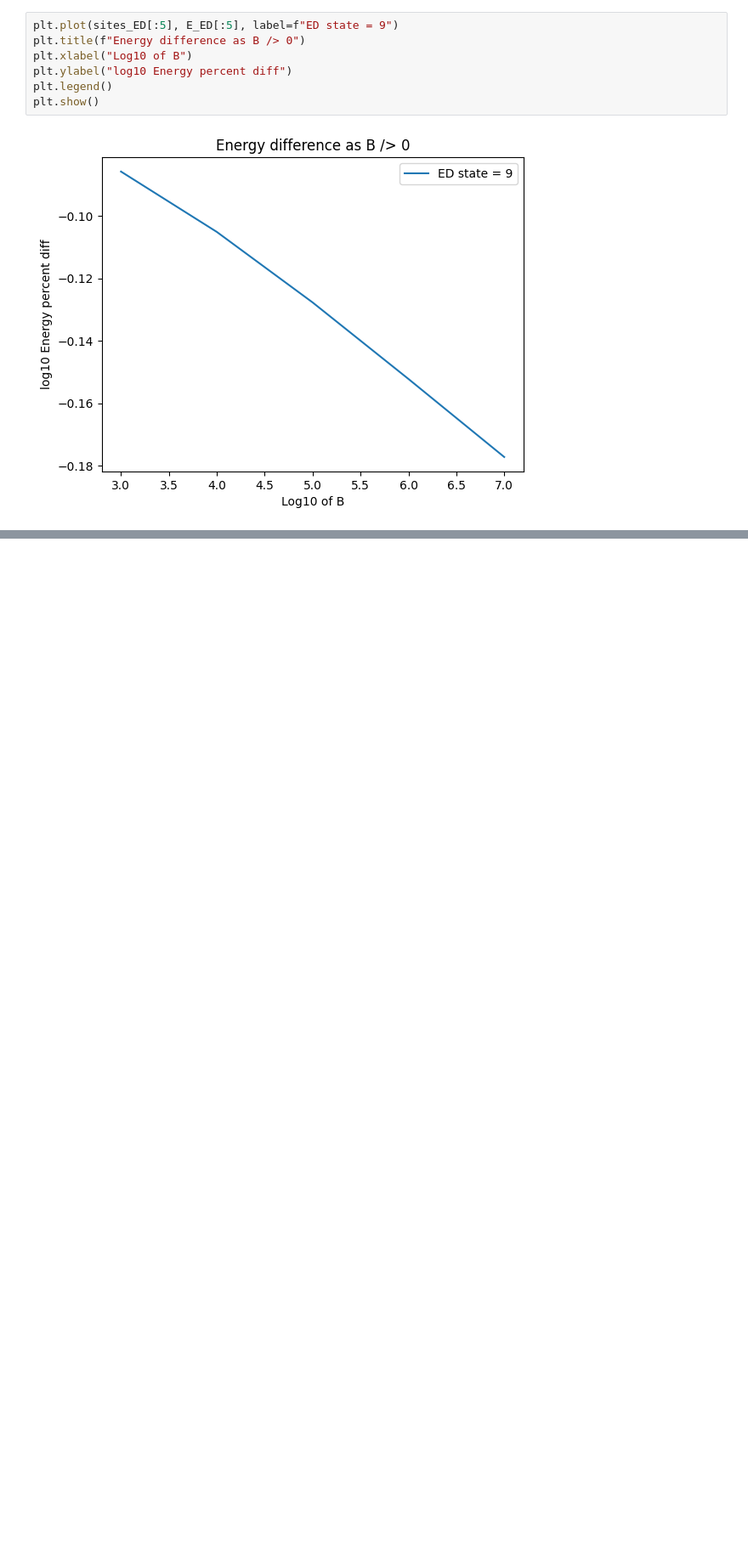
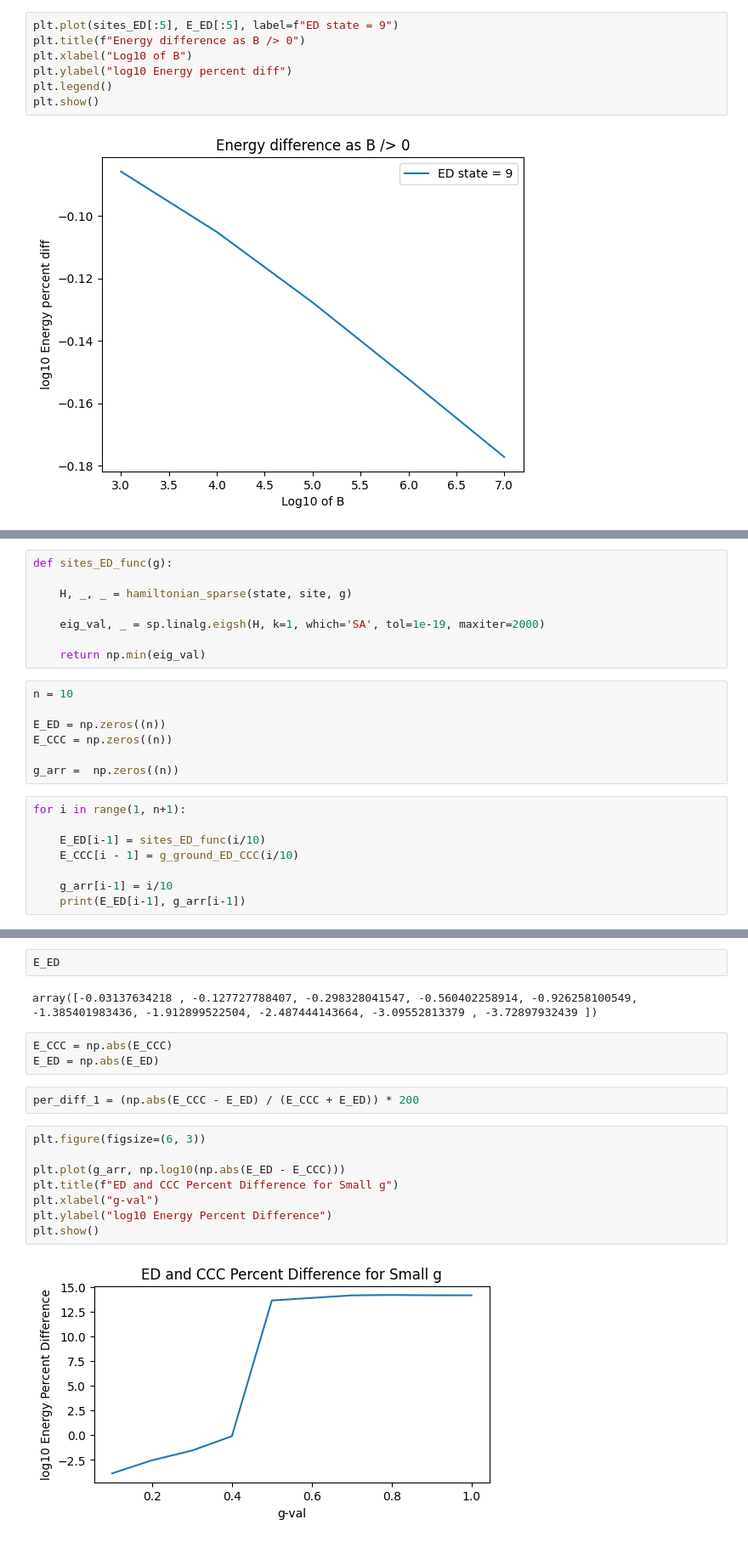
Before and after one commit to Gilfrim/Computational-Analysis-of-Many-Rotor-Systems, a Jupyter notebook: testing_tilted_rotors.ipynb, the cells around one changed output, grey strips where cells are left out. Shown at 85% size. Saved outputs shown, nothing was run; the diff lists cells and outputs as text; blank space fills up the shorter version.

```diff
--- a/testing_tilted_rotors.ipynb
+++ b/testing_tilted_rotors.ipynb
@@ -1162,0 +1236,23 @@ plt.show()
+# %%
+def sites_ED_func(g):
+
+    H, _, _ = hamiltonian_sparse(state, site, g)
+
+    eig_val, _ = sp.linalg.eigsh(H, k=1, which='SA', tol=1e-19, maxiter=2000)
+
+    return np.min(eig_val)
+# %%
+n = 10
+
+E_ED = np.zeros((n))
+E_CCC = np.zeros((n))
+
+g_arr =  np.zeros((n))
+# %%
+for i in range(1, n+1):
+
+    E_ED[i-1] = sites_ED_func(i/10)
+    E_CCC[i - 1] = g_ground_ED_CCC(i/10)
+
+    g_arr[i-1] = i/10
+    print(E_ED[i-1], g_arr[i-1])
@@ -1162,0 +1281,19 @@ plt.show()
+# %%
+E_ED
+# %% [output]
+array([-0.03137634218 , -0.127727788407, -0.298328041547, -0.560402258914, -0.926258100549, -1.385401983436, -1.912899522504, -2.487444143664, -3.09552813379 , -3.72897932439 ])
+# %%
+E_CCC = np.abs(E_CCC)
+E_ED = np.abs(E_ED)
+# %%
+per_diff_1 = (np.abs(E_CCC - E_ED) / (E_CCC + E_ED)) * 200
+# %%
+plt.figure(figsize=(6, 3))
+
+plt.plot(g_arr, np.log10(np.abs(E_ED - E_CCC)))
+plt.title(f"ED and CCC Percent Difference for Small g")
+plt.xlabel("g-val")
+plt.ylabel("log10 Energy Percent Difference")
+plt.show()
+# %% [output]
+[figure, added]
```
Also changed, not shown: parts of 48 cells of this notebook, 23 other files.
